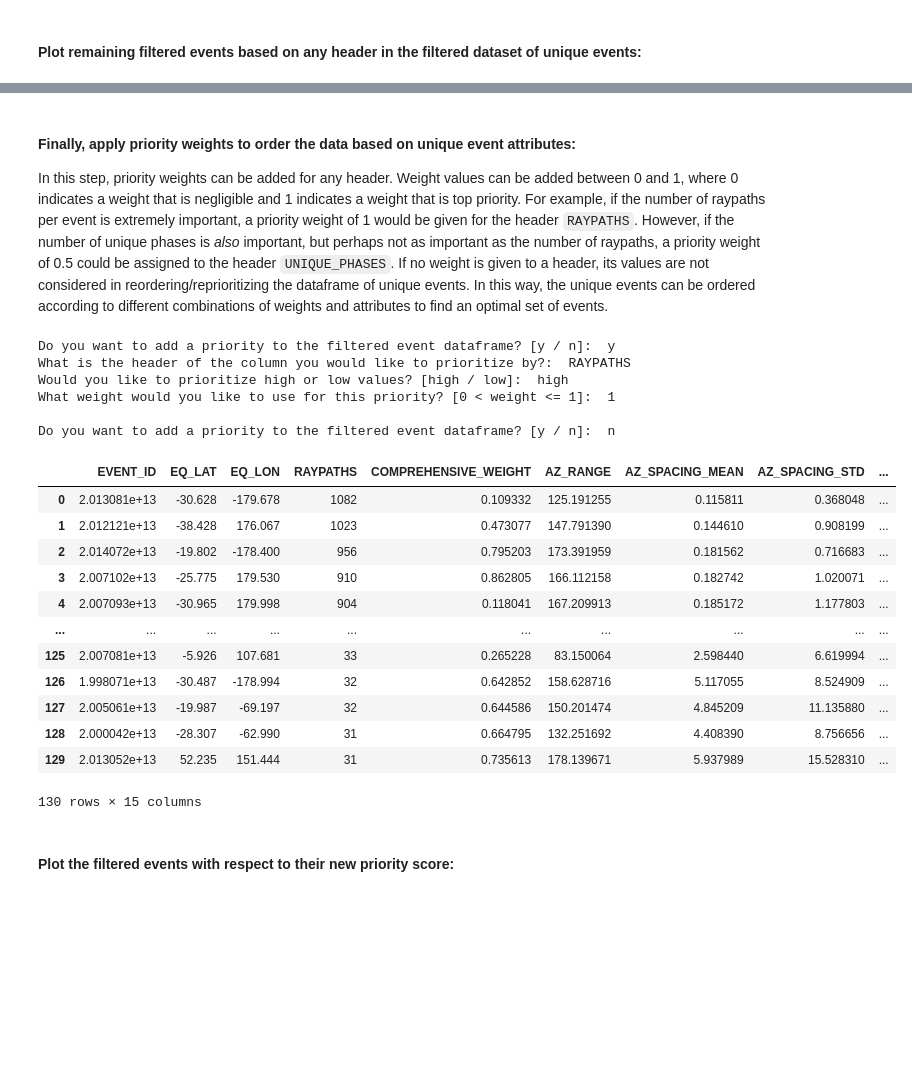
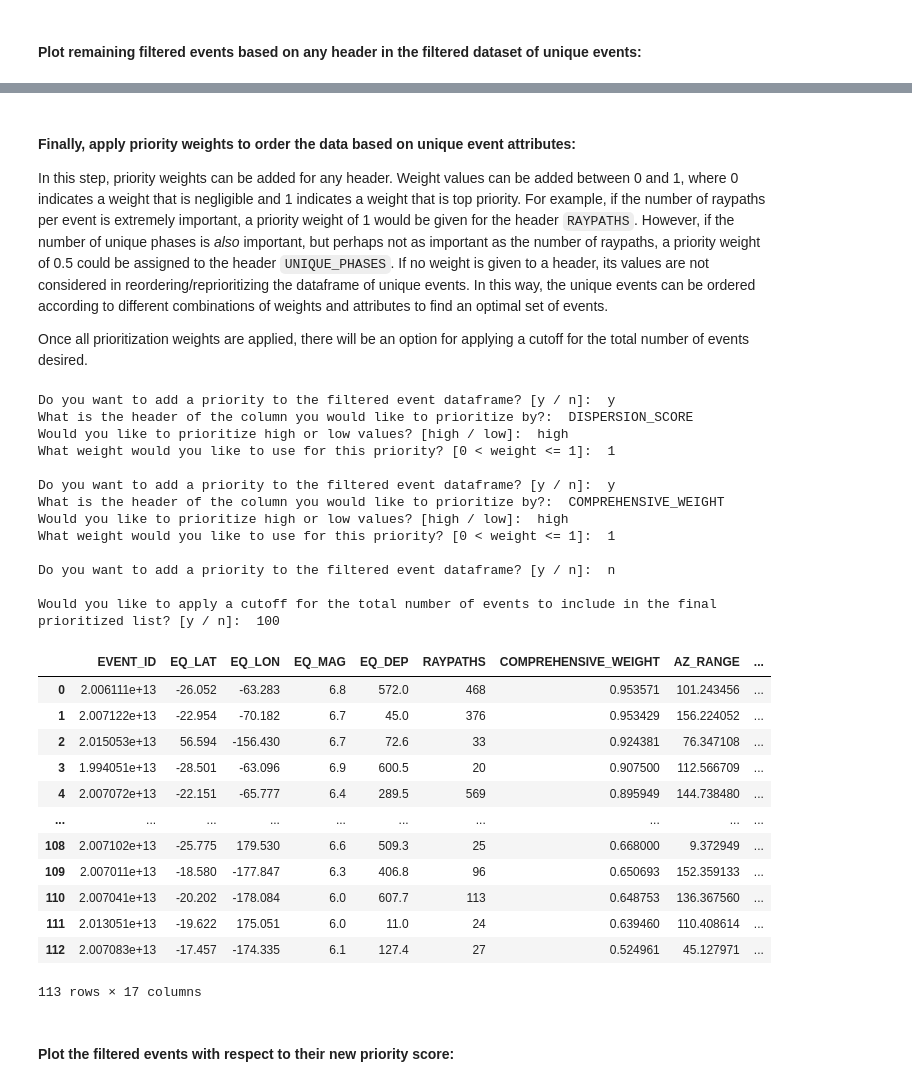
Before and after one commit to claire-richardson/EMPRESS, a Jupyter notebook: EMPRESS.ipynb, the cells around one changed output, grey strips where cells are left out. Saved outputs shown, nothing was run; the diff lists cells and outputs as text; code cells hidden in the pictures; blank space fills up the shorter version.

```diff
--- a/EMPRESS.ipynb
+++ b/EMPRESS.ipynb
@@ -788,6 +816,8 @@ unique_events = df_filtered_data['EVENT_ID'].unique()
 df_unique_events = pd.DataFrame(data = {'EVENT_ID': unique_events})
 df_unique_events['EQ_LAT'] = 0.
 df_unique_events['EQ_LON'] = 0.
+df_unique_events['EQ_MAG'] = 0
+df_unique_events['EQ_DEP'] = 0
 df_unique_events['RAYPATHS'] = 0
 
 for col in box_sampling_input.columns_to_keep:
@@ -801,6 +831,8 @@ df_unique_events['UNIQUE_PHASES'] = 0
 for event in range(len(df_unique_events)):
     event_id = df_unique_events['EVENT_ID'].iloc[event]
     df_event = df_filtered_data.loc[df_filtered_data['EVENT_ID'] == event_id].copy()
+    df_unique_events.loc[event, 'EQ_MAG'] = df_event['EQ_MAG'].iloc[0]
+    df_unique_events.loc[event, 'EQ_DEP'] = df_event['EQ_DEP'].iloc[0]
     df_unique_events.loc[event, 'UNIQUE_PHASES'] = len(df_event.PHASE.unique())
     df_unique_events.loc[event, 'EQ_LAT'] = df_event['EQ_LAT'].iloc[0]
     df_unique_events.loc[event, 'EQ_LON'] = df_event['EQ_LON'].iloc[0]
@@ -864,7 +896,7 @@ There are 276 unique events from the filtered raypaths
 # %% [markdown]
 #### Plot a histogram and corresponding map of events showing the distribution of any header per unique event
 # %%
-header_to_plot = 'RAYPATHS'
+header_to_plot = 'UNIQUE_PHASES'
 # %%
 ascending_kw = True
 cm = 'viridis'
@@ -895,6 +927,11 @@ Text(0.5, 0, 'RAYPATHS')
 #### Apply any initial filters before applying prioritization weights:
 # %%
 df_filtered_events = df_unique_events.copy()
+
+part2_headers = []
+part2_values = []
+part2_thresholds = []
+part2_remaining = []
 
 while True:
     add_filter = str(input(f'Do you have a filter to add? [y / n]: '))
@@ -915,6 +952,12 @@ while True:
             df_filtered_events = df_filtered_events.loc[df_filtered_events[other_value_header] <= other_value_filter]
 
         print(f'You have {len(df_filtered_events)} of {len(df_unique_events)} events in your filtered dataset')
+
+        part2_headers.append(other_value_header)
+        part2_values.append(other_value_filter)
+        part2_thresholds.append(other_value_filter_type)
+        part2_remaining.append(len(df_filtered_events))
+
         print()
 
     else:
@@ -950,7 +999,7 @@ You have 130 of 276 events in your filtered dataset
 # %% [markdown]
 #### Plot remaining filtered events based on any header in the filtered dataset of unique events:
 # %%
-filtered_header_to_plot = 'RAYPATHS'
+filtered_header_to_plot = 'EQ_MAG'
 # %%
 df_filtered_events = df_filtered_events.sort_values(by = [filtered_header_to_plot], ascending = True).reset_index(drop = True)
 
@@ -973,52 +1022,77 @@ Text(0.5, 0.98, 'Locations of filtered events')
 #### Finally, apply priority weights to order the data based on unique event attributes:
 
 In this step, priority weights can be added for any header. Weight values can be added between 0 and 1, where 0 indicates a weight that is negligible and 1 indicates a weight that is top priority. For example, if the number of raypaths per event is extremely important, a priority weight of 1 would be given for the header `RAYPATHS`. However, if the number of unique phases is _also_ important, but perhaps not as important as the number of raypaths, a priority weight of 0.5 could be assigned to the header `UNIQUE_PHASES`. If no weight is given to a header, its values are not considered in reordering/reprioritizing the dataframe of unique events. In this way, the unique events can be ordered according to different combinations of weights and attributes to find an optimal set of events.
+
+Once all prioritization weights are applied, there will be an option for applying a cutoff for the total number of events desired.
 # %%
 df_prioritized = df_filtered_events.copy()
 df_prioritized['PRIORITY'] = 0.
+
+part3_headers = []
+part3_favors = []
+part3_weights = []
 
 while True:
     add_headers = str(input(f'Do you want to add a priority to the filtered event dataframe? [y / n]: '))
 
     if add_headers == 'y':
         priority_header = str(input(f'What is the header of the column you would like to prioritize by?: '))
         priority_favor = str(input(f'Would you like to prioritize high or low values? [high / low]: '))
         priority_weight = float(input(f'What weight would you like to use for this priority? [0 < weight <= 1]: '))
 
         if priority_favor == 'high':
             weighted_priority = (df_prioritized[priority_header] / df_prioritized[priority_header].max()) * priority_weight
         elif priority_favor == 'low':
             weighted_priority = (df_prioritized[priority_header].min() / df_prioritized[priority_header]) * priority_weight
 
         df_prioritized['PRIORITY'] += weighted_priority
 
+        part3_headers.append(priority_header)
+        part3_favors.append(priority_favor)
+        part3_weights.append(priority_weight)
+
     elif add_headers == 'n':
         break
     print()
 
 df_prioritized['PRIORITY'] = df_prioritized['PRIORITY'] / df_prioritized['PRIORITY'].max()
 df_prioritized = df_prioritized.sort_values(by = ['PRIORITY'], ascending = False).reset_index(drop = True)
+
+print()
+add_cutoff = str(input(f'Would you like to apply a cutoff for the total number of events to include in the final prioritized list? [y / n]: '))
+if add_cutoff == 'y':
+    cutoff_max = int(input(f'How many total events would you like to include in the final list?: '))
+    df_prioritized = df_prioritized.iloc[:cutoff_max]
+
+df_prioritized_raypaths = df_filtered_data.loc[df_filtered_data['EVENT_ID'].isin(df_prioritized['EVENT_ID'])]
 display(df_prioritized)
 # %% [output]
 Do you want to add a priority to the filtered event dataframe? [y / n]:  y
-What is the header of the column you would like to prioritize by?:  RAYPATHS
+What is the header of the column you would like to prioritize by?:  DISPERSION_SCORE
+Would you like to prioritize high or low values? [high / low]:  high
+What weight would you like to use for this priority? [0 < weight <= 1]:  1
+
+Do you want to add a priority to the filtered event dataframe? [y / n]:  y
+What is the header of the column you would like to prioritize by?:  COMPREHENSIVE_WEIGHT
 Would you like to prioritize high or low values? [high / low]:  high
 What weight would you like to use for this priority? [0 < weight <= 1]:  1
 
 Do you want to add a priority to the filtered event dataframe? [y / n]:  n
+
+Would you like to apply a cutoff for the total number of events to include in the final prioritized list? [y / n]:  100
-|  | EVENT_ID | EQ_LAT | EQ_LON | RAYPATHS | COMPREHENSIVE_WEIGHT | AZ_RANGE | AZ_SPACING_MEAN | AZ_SPACING_STD | ... |
-| 0 | 2.013081e+13 | -30.628 | -179.678 | 1082 | 0.109332 | 125.191255 | 0.115811 | 0.368048 | ... |
-| 1 | 2.012121e+13 | -38.428 | 176.067 | 1023 | 0.473077 | 147.791390 | 0.144610 | 0.908199 | ... |
-| 2 | 2.014072e+13 | -19.802 | -178.400 | 956 | 0.795203 | 173.391959 | 0.181562 | 0.716683 | ... |
-| 3 | 2.007102e+13 | -25.775 | 179.530 | 910 | 0.862805 | 166.112158 | 0.182742 | 1.020071 | ... |
-| 4 | 2.007093e+13 | -30.965 | 179.998 | 904 | 0.118041 | 167.209913 | 0.185172 | 1.177803 | ... |
+|  | EVENT_ID | EQ_LAT | EQ_LON | EQ_MAG | EQ_DEP | RAYPATHS | COMPREHENSIVE_WEIGHT | AZ_RANGE | ... |
+| 0 | 2.006111e+13 | -26.052 | -63.283 | 6.8 | 572.0 | 468 | 0.953571 | 101.243456 | ... |
+| 1 | 2.007122e+13 | -22.954 | -70.182 | 6.7 | 45.0 | 376 | 0.953429 | 156.224052 | ... |
+| 2 | 2.015053e+13 | 56.594 | -156.430 | 6.7 | 72.6 | 33 | 0.924381 | 76.347108 | ... |
+| 3 | 1.994051e+13 | -28.501 | -63.096 | 6.9 | 600.5 | 20 | 0.907500 | 112.566709 | ... |
+| 4 | 2.007072e+13 | -22.151 | -65.777 | 6.4 | 289.5 | 569 | 0.895949 | 144.738480 | ... |
 | ... | ... | ... | ... | ... | ... | ... | ... | ... | ... |
-| 125 | 2.007081e+13 | -5.926 | 107.681 | 33 | 0.265228 | 83.150064 | 2.598440 | 6.619994 | ... |
-| 126 | 1.998071e+13 | -30.487 | -178.994 | 32 | 0.642852 | 158.628716 | 5.117055 | 8.524909 | ... |
-| 127 | 2.005061e+13 | -19.987 | -69.197 | 32 | 0.644586 | 150.201474 | 4.845209 | 11.135880 | ... |
-| 128 | 2.000042e+13 | -28.307 | -62.990 | 31 | 0.664795 | 132.251692 | 4.408390 | 8.756656 | ... |
-| 129 | 2.013052e+13 | 52.235 | 151.444 | 31 | 0.735613 | 178.139671 | 5.937989 | 15.528310 | ... |
+| 108 | 2.007102e+13 | -25.775 | 179.530 | 6.6 | 509.3 | 25 | 0.668000 | 9.372949 | ... |
+| 109 | 2.007011e+13 | -18.580 | -177.847 | 6.3 | 406.8 | 96 | 0.650693 | 152.359133 | ... |
+| 110 | 2.007041e+13 | -20.202 | -178.084 | 6.0 | 607.7 | 113 | 0.648753 | 136.367560 | ... |
+| 111 | 2.013051e+13 | -19.622 | 175.051 | 6.0 | 11.0 | 24 | 0.639460 | 110.408614 | ... |
+| 112 | 2.007083e+13 | -17.457 | -174.335 | 6.1 | 127.4 | 27 | 0.524961 | 45.127971 | ... |
-130 rows × 15 columns
+113 rows × 17 columns
 # %% [markdown]
 #### Plot the filtered events with respect to their new priority score:
 # %%
```
Also changed, not shown: parts of 17 cells of this notebook.
